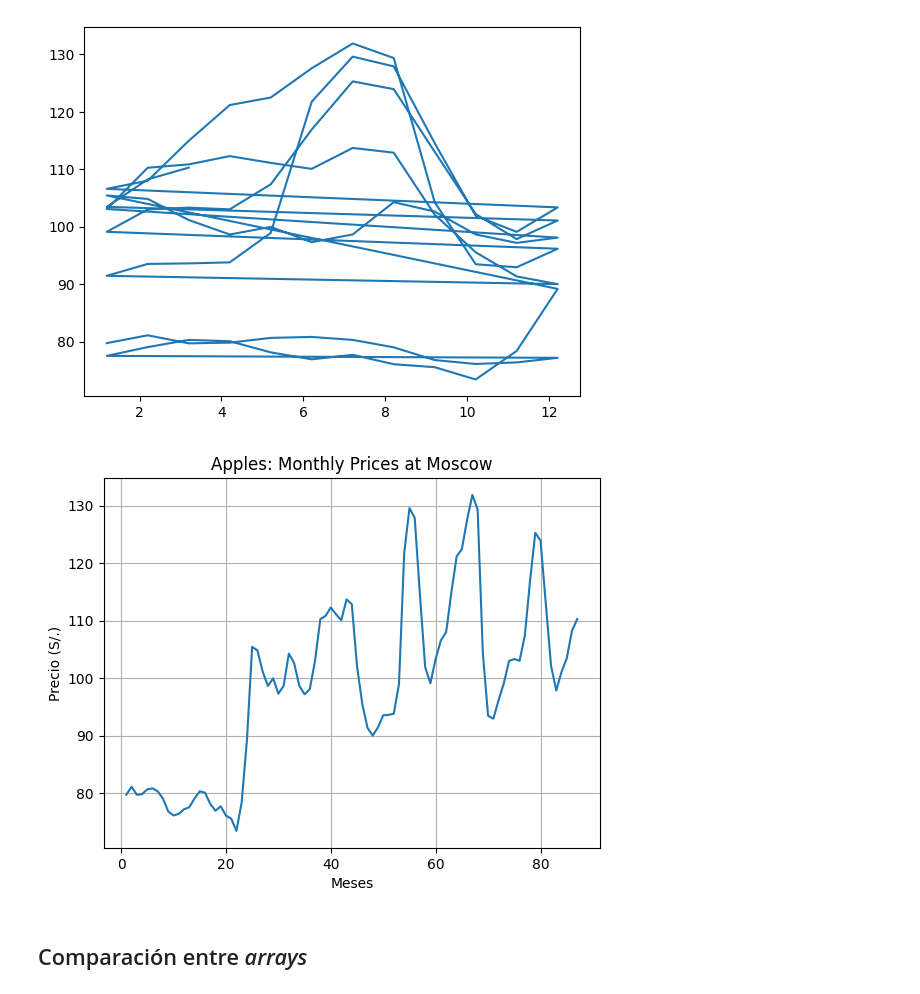
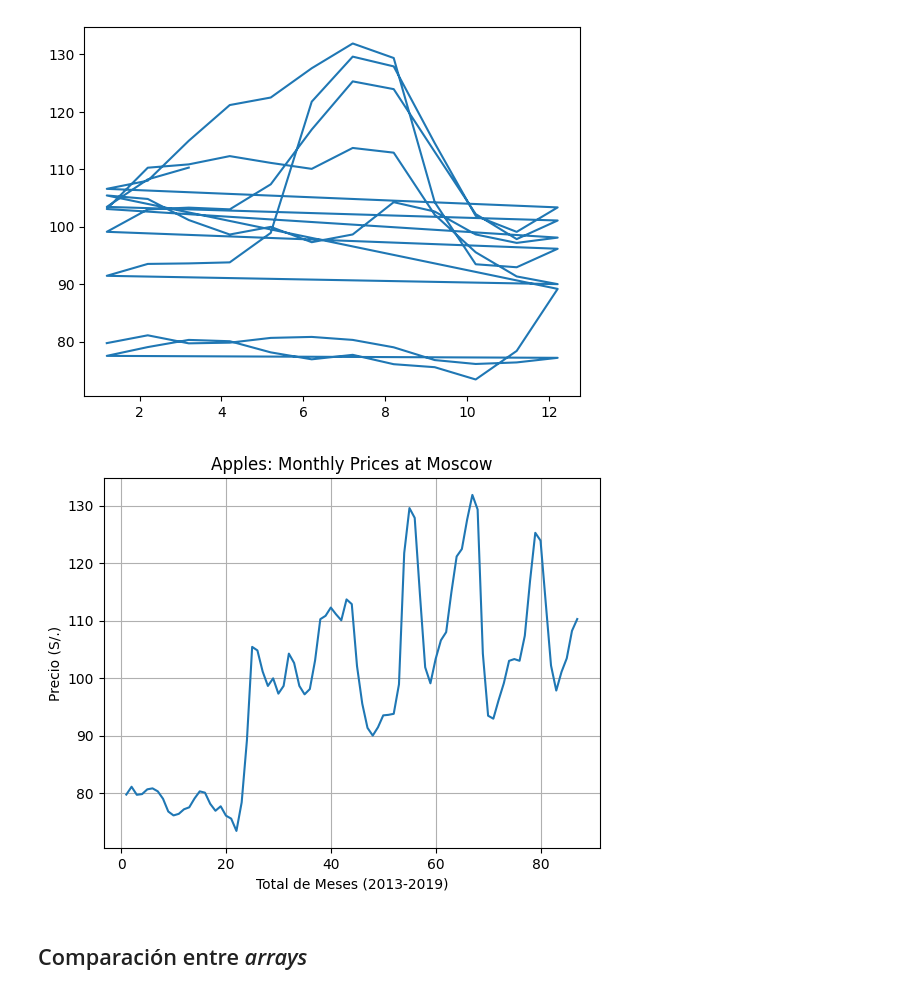
Before and after one commit to dzapatasal/python-data-science-practice, a Jupyter notebook: notebooks/mixtos/np_pd_apples.ipynb, the cells around one changed output. Drawn from its saved outputs; the diff is of its cells as text; code cells hidden in the pictures.

```diff
--- a/notebooks/mixtos/np_pd_apples.ipynb
+++ b/notebooks/mixtos/np_pd_apples.ipynb
@@ -163,11 +165,11 @@ plt.plot(fechas, precios[:,0])
 # %%
 fechas = np.arange(1,88)
 plt.plot(fechas, precios[:,0])
 plt.title('Apples: Monthly Prices at Moscow')
-plt.xlabel('Meses')
+plt.xlabel('Total de Meses (2013-2019)')
 plt.ylabel('Precio (S/.)')
 plt.grid()
 plt.show()
 # %% [output]
-[figure, old version]
+[figure, new version]
 # %%
```
Also changed, not shown: parts of 35 cells of this notebook, 3 other files.
